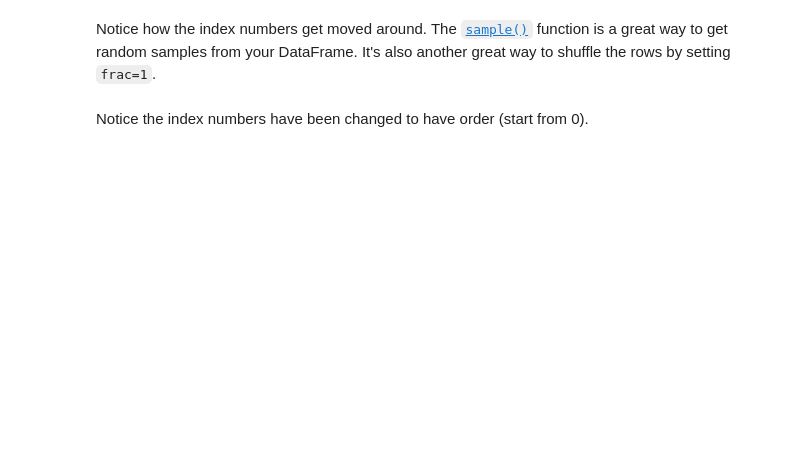
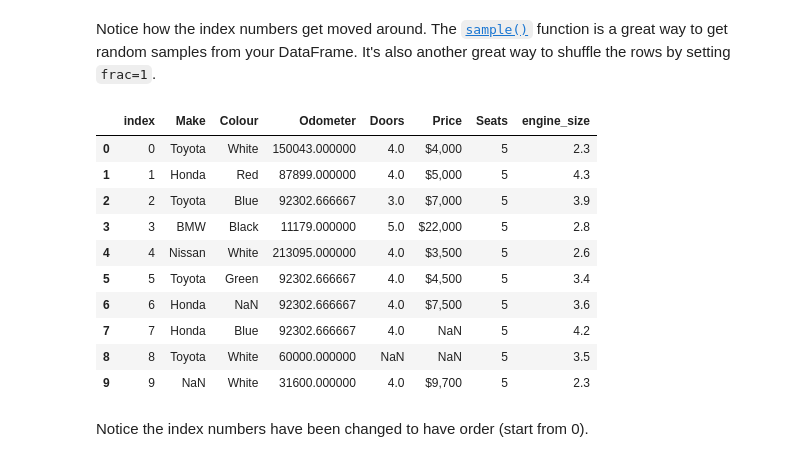
Before and after one commit to RudraMaywad13/ml-course, a Jupyter notebook: sample_project_1/pandas-exercises.ipynb, the cells around one changed output. Cells and saved outputs as stored; diff of their text form; code cells hidden in the pictures; blank space fills up the shorter version.

```diff
--- a/sample_project_1/pandas-exercises.ipynb
+++ b/sample_project_1/pandas-exercises.ipynb
@@ -144,6 +480,19 @@ We'll now start to add columns to our DataFrame.
 Notice how the index numbers get moved around. The [`sample()`](https://pandas.pydata.org/pandas-docs/stable/reference/api/pandas.DataFrame.sample.html) function is a great way to get random samples from your DataFrame. It's also another great way to shuffle the rows by setting `frac=1`.
 # %%
 # Reset the indexes of the shuffled DataFrame
+car_sales_missing.reset_index()
+# %% [output]
+|  | index | Make | Colour | Odometer | Doors | Price | Seats | engine_size |
+| 0 | 0 | Toyota | White | 150043.000000 | 4.0 | $4,000 | 5 | 2.3 |
+| 1 | 1 | Honda | Red | 87899.000000 | 4.0 | $5,000 | 5 | 4.3 |
+| 2 | 2 | Toyota | Blue | 92302.666667 | 3.0 | $7,000 | 5 | 3.9 |
+| 3 | 3 | BMW | Black | 11179.000000 | 5.0 | $22,000 | 5 | 2.8 |
+| 4 | 4 | Nissan | White | 213095.000000 | 4.0 | $3,500 | 5 | 2.6 |
+| 5 | 5 | Toyota | Green | 92302.666667 | 4.0 | $4,500 | 5 | 3.4 |
+| 6 | 6 | Honda | NaN | 92302.666667 | 4.0 | $7,500 | 5 | 3.6 |
+| 7 | 7 | Honda | Blue | 92302.666667 | 4.0 | NaN | 5 | 4.2 |
+| 8 | 8 | Toyota | White | 60000.000000 | NaN | NaN | 5 | 3.5 |
+| 9 | 9 | NaN | White | 31600.000000 | 4.0 | $9,700 | 5 | 2.3 |
 # %% [markdown]
 Notice the index numbers have been changed to have order (start from 0).
 # %%
```
Also changed, not shown: parts of 51 cells of this notebook, 50 other files.
